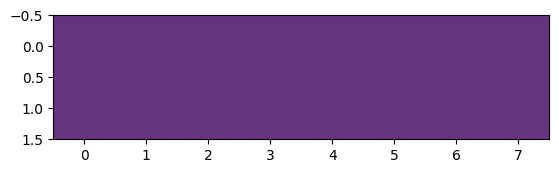
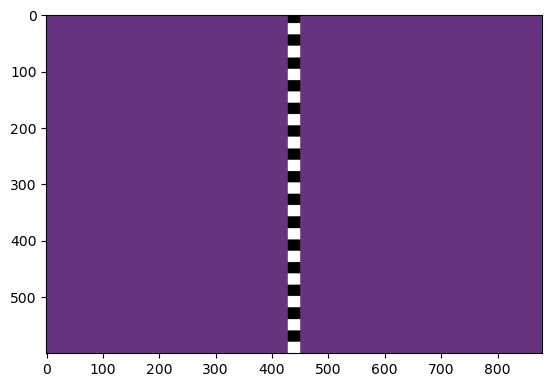
Code edit (unified diff) that turned the first committed figure into the second:
--- before
+++ after
@@ -6,6 +6,5 @@
 
 x = pgl.frameGrab()
-print(x.shape)
-plt.imshow(x[:,:,:])
+plt.imshow(x)
 pgl.frameGrabEnd()
 #print(x[:,:,3])

Commit: Minor changes, plus compiled code for mglResolution to run on yet another version of python